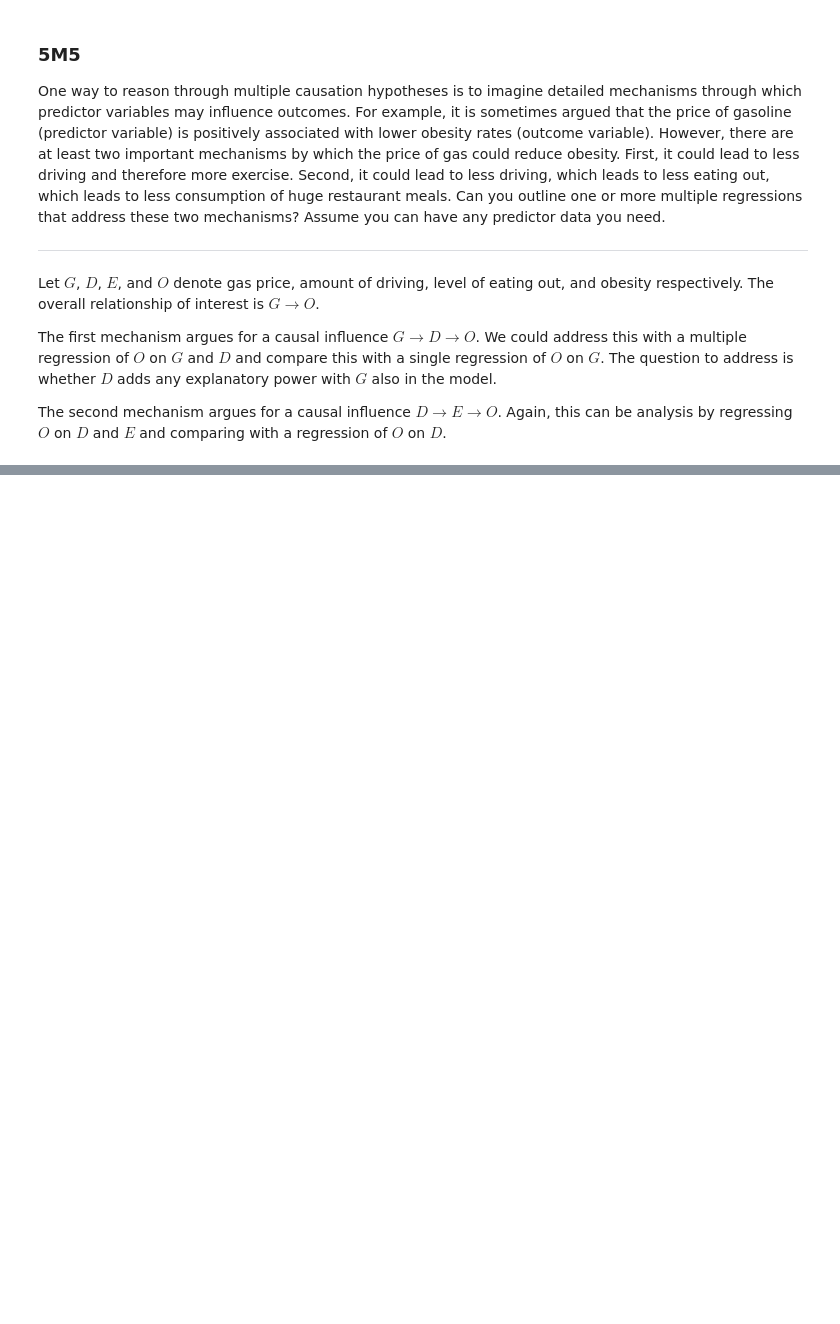
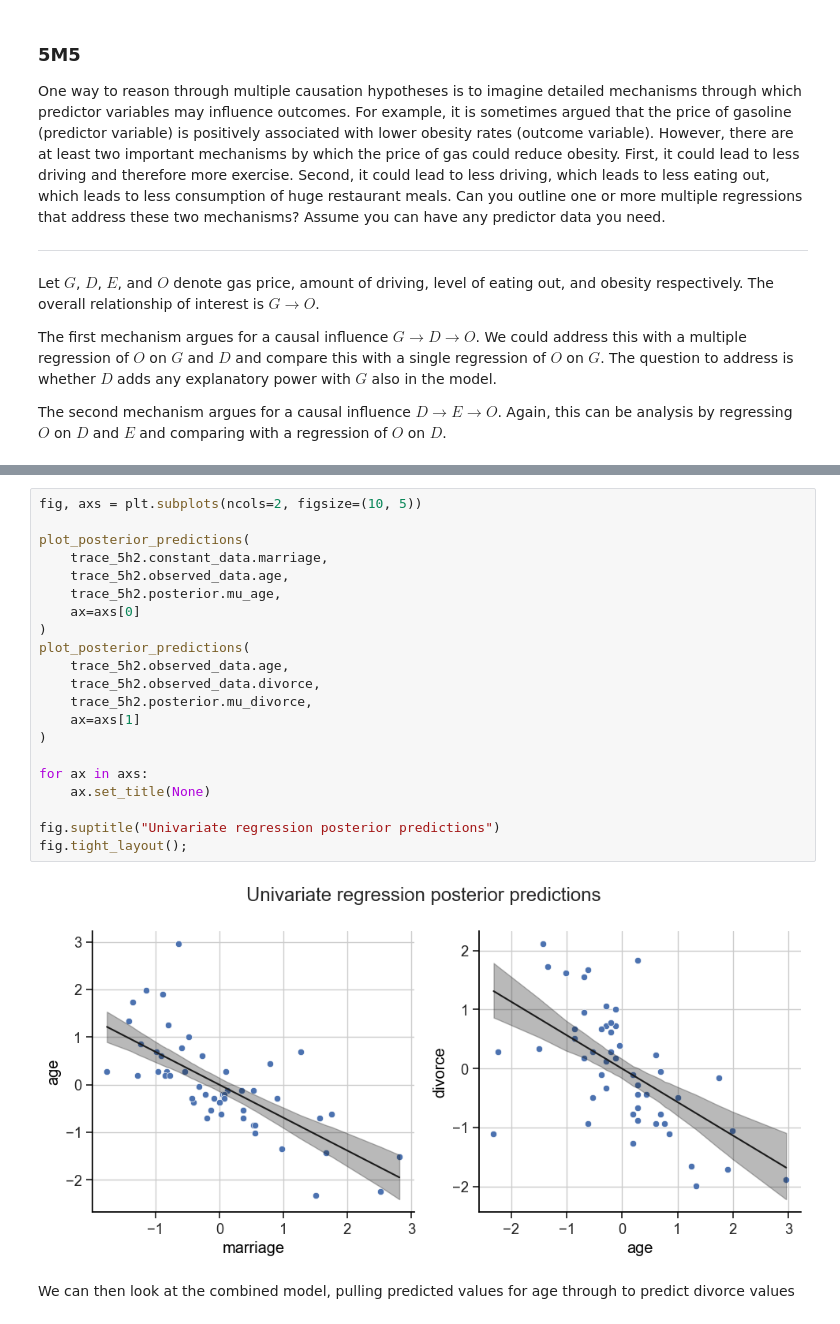
Before and after one commit to chris-leonard/statistical-rethinking, a Jupyter notebook: exercises/chapter_5.ipynb, the cells around one changed output, grey strips where cells are left out. Drawn from its saved outputs; the diff is of its cells as text; blank space fills up the shorter version.

```diff
--- a/exercises/chapter_5.ipynb
+++ b/exercises/chapter_5.ipynb
@@ -847,0 +968,25 @@ Again, this can be analysis by regressing $O$ on $D$ and $E$ and comparing with
+# %%
+fig, axs = plt.subplots(ncols=2, figsize=(10, 5))
+
+plot_posterior_predictions(
+    trace_5h2.constant_data.marriage,
+    trace_5h2.observed_data.age,
+    trace_5h2.posterior.mu_age,
+    ax=axs[0]
+)
+plot_posterior_predictions(
+    trace_5h2.observed_data.age,
+    trace_5h2.observed_data.divorce,
+    trace_5h2.posterior.mu_divorce,
+    ax=axs[1]
+)
+
+for ax in axs:
+    ax.set_title(None)
+
+fig.suptitle("Univariate regression posterior predictions")
+fig.tight_layout();
+# %% [output]
+[figure, added]
+# %% [markdown]
+We can then look at the combined model, pulling predicted values for age through to predict divorce values
```
Also changed, not shown: parts of 107 cells of this notebook.
